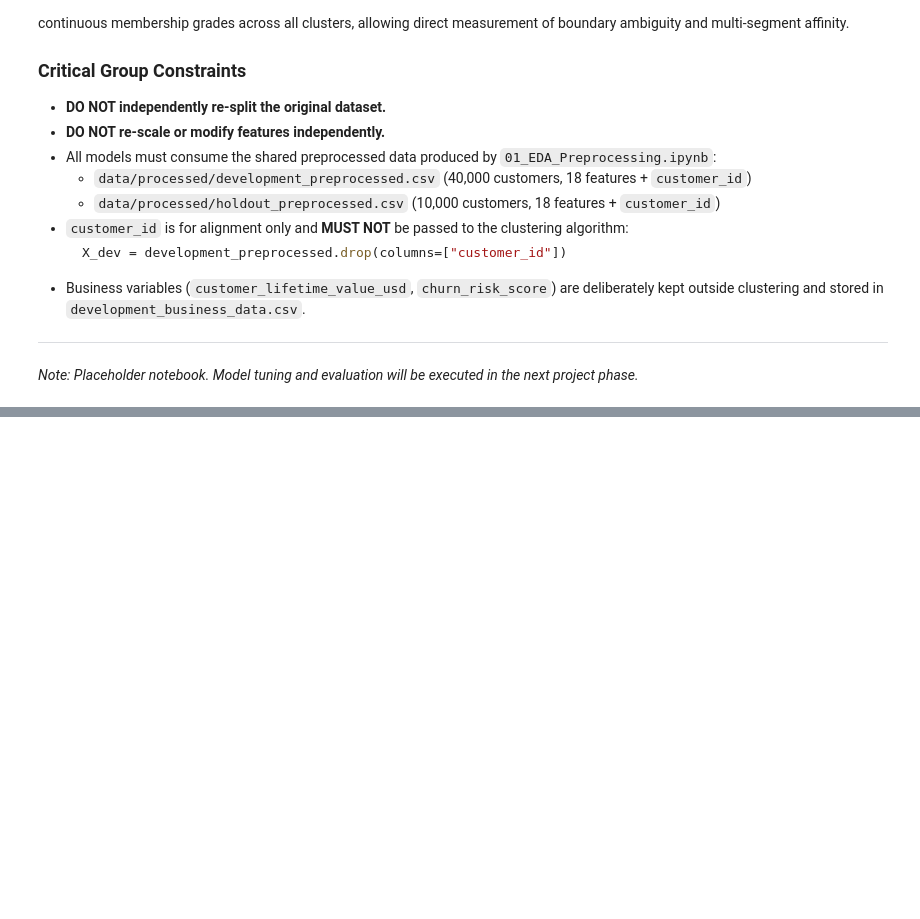
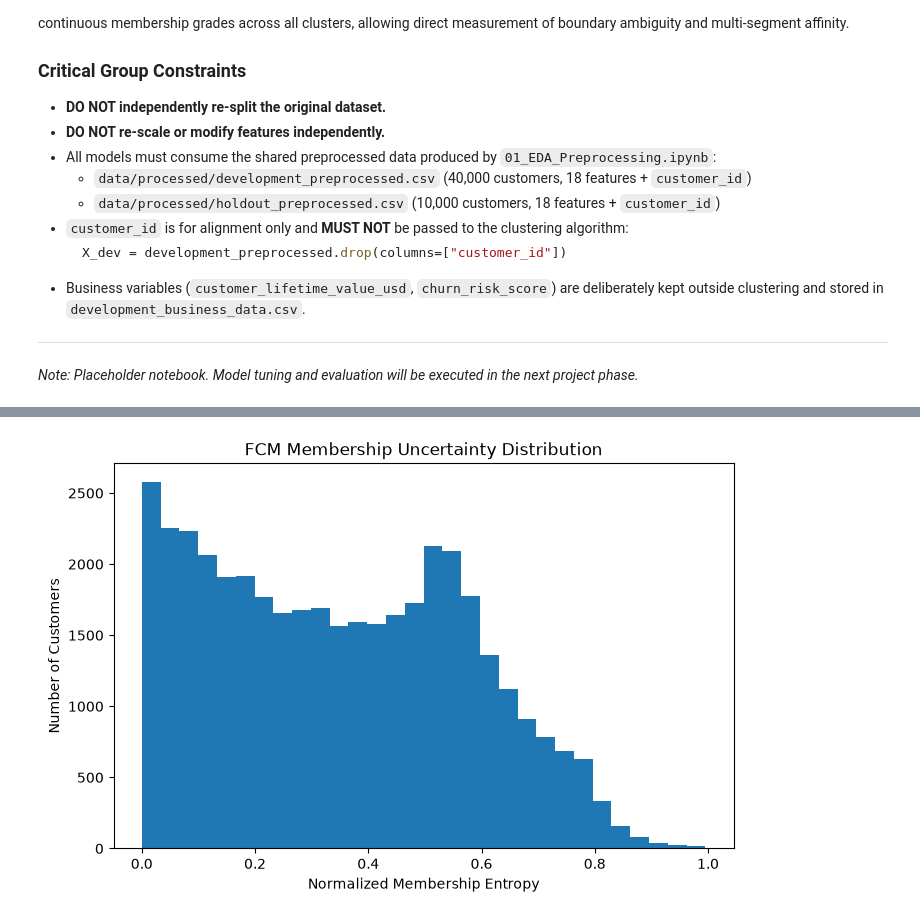
Before and after one commit to ashi00112/soft-ecommerce-customer-segmentation, a Jupyter notebook: notebooks/04_Fuzzy_CMeans.ipynb, the cells around one changed output, grey strips where cells are left out. Cells and saved outputs as stored; diff of their text form; code cells hidden in the pictures; blank space fills up the shorter version.

```diff
--- a/notebooks/04_Fuzzy_CMeans.ipynb
+++ b/notebooks/04_Fuzzy_CMeans.ipynb
@@ -44,0 +1656,28 @@ print("Processed data dir:", PROCESSED_DATA_DIR)
+# %%
+cluster_names = {
+    1: "Inactive / High-Churn-Risk Customers",
+    2: "Low-Purchase High-Conversion Customers",
+    3: "High-Value Active Customers",
+    4: "Low-Engagement Customers"
+}
+
+fcm_profile_df["cluster_name"] = (
+    fcm_profile_df["assigned_cluster"]
+    .map(cluster_names)
+)
+
+development_memberships_df["cluster_name"] = (
+    development_memberships_df["assigned_cluster"]
+    .map(cluster_names)
+)
+
+display(
+    development_memberships_df[
+        [
+            "customer_id",
+            "assigned_cluster",
+            "cluster_name",
+            "max_membership"
+        ]
+    ].head(10)
+)
@@ -44,0 +1824,15 @@ print("Processed data dir:", PROCESSED_DATA_DIR)
+# %%
+plt.figure(figsize=(8, 5))
+
+plt.hist(
+    development_memberships_df["normalized_entropy"],
+    bins=30
+)
+
+plt.xlabel("Normalized Membership Entropy")
+plt.ylabel("Number of Customers")
+plt.title("FCM Membership Uncertainty Distribution")
+
+plt.show()
+# %% [output]
+[figure, added]
```
Also changed, not shown: parts of 84 cells of this notebook, 14 other files.
